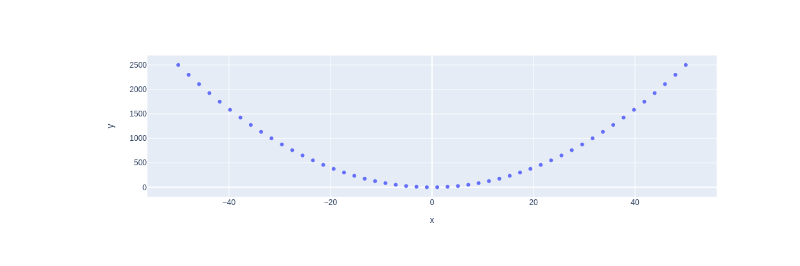
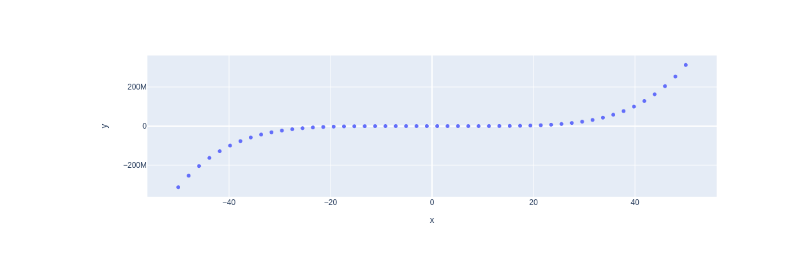
Before and after one commit to hdelnegro/my-notebooks-repo, a Jupyter notebook: experiment1.ipynb, the cells around one changed output. Drawn from its saved outputs; the diff is of its cells as text; code cells hidden in the pictures.

```diff
--- a/experiment1.ipynb
+++ b/experiment1.ipynb
@@ -1,17 +1,17 @@
 # %%
 import numpy as np
 import plotly.express as px
 
 # x-axis data points
 x = np.linspace(start=-50, stop=50)
 
 # y-axis data points
-y = x ** 2
+y = x ** 5
 
 # define the plot
 fig = px.scatter(x=x, y=y)
 
 fig.show()
 # %% [output]
 [interactive output not drawn]
-[figure, old version]
+[figure, new version]
```
